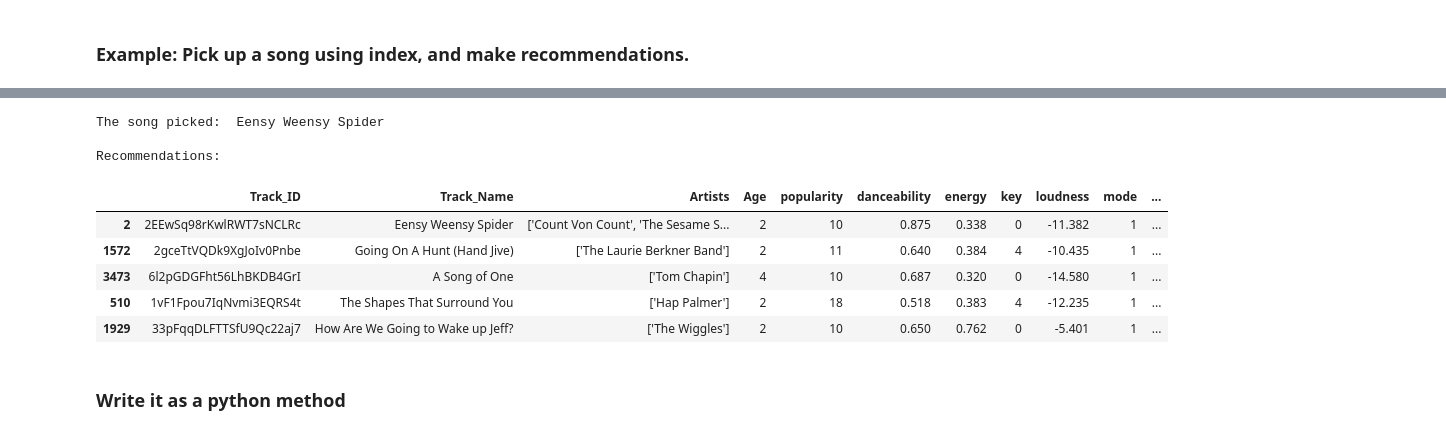
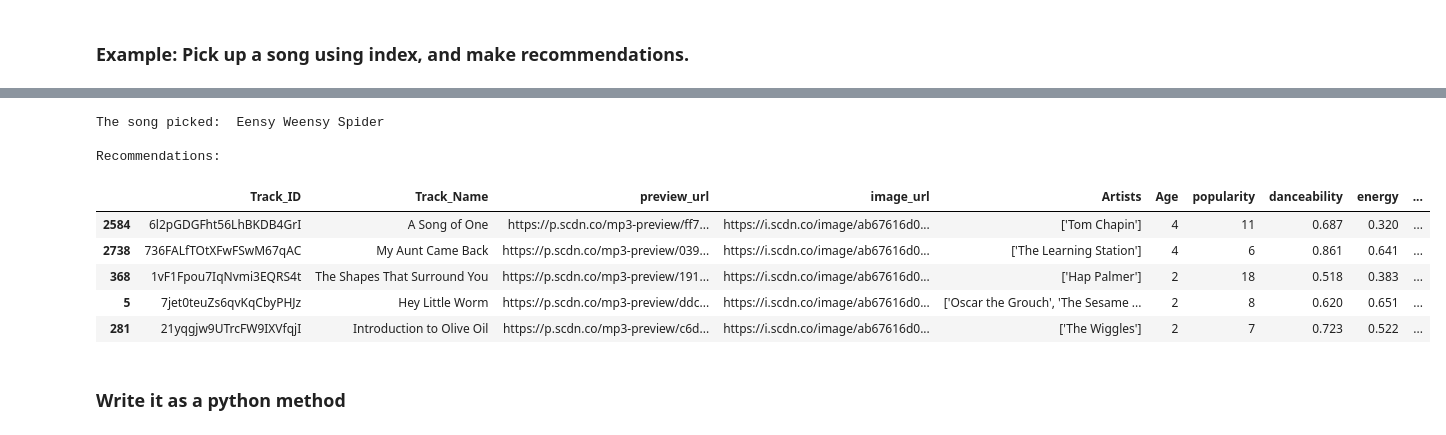
Before and after one commit to ncchen55414/ChildrenSongRecommendation, a Jupyter notebook: notebooks/3_Song_Recommendation.ipynb, the cells around one changed output, grey strips where cells are left out. Cells and saved outputs as stored; diff of their text form; code cells hidden in the pictures.

Commit message:
pickle knn model; get album cover image

```diff
--- a/notebooks/3_Song_Recommendation.ipynb
+++ b/notebooks/3_Song_Recommendation.ipynb
@@ -71,2 +101,7 @@ nn = NearestNeighbors(n_neighbors=10).fit(features)
 # %% [markdown]
 ### Example: Pick up a song using index, and make recommendations.
+# %%
+knn = load('../models/knn.joblib')   # dump knn model
+df = load('../models/songs_df.joblib')
+# %%
+distance, indices = knn.kneighbors()
@@ -73,22 +118,22 @@ nn = NearestNeighbors(n_neighbors=10).fit(features)
 # %%
 idx = 2
 
-print ("The song picked: ", df.iloc[2]['Track_Name'])
+print ("The song picked: ", df.iloc[idx]['Track_Name'])
 
-dists, indices = nn.kneighbors(features[idx].reshape(1,-1))
+recom_idx = indices[idx]
 
 print ("\nRecommendations: ")
-df.iloc[indices[0]][0:5]
+df.iloc[recom_idx][0:5]
 # %% [output]
 The song picked:  Eensy Weensy Spider
 
 Recommendations:
-|  | Track_ID | Track_Name | Artists | Age | popularity | danceability | energy | key | loudness | mode | ... |
-| 2 | 2EEwSq98rKwlRWT7sNCLRc | Eensy Weensy Spider | ['Count Von Count', 'The Sesame S... | 2 | 10 | 0.875 | 0.338 | 0 | -11.382 | 1 | ... |
-| 1572 | 2gceTtVQDk9XgJoIv0Pnbe | Going On A Hunt (Hand Jive) | ['The Laurie Berkner Band'] | 2 | 11 | 0.640 | 0.384 | 4 | -10.435 | 1 | ... |
-| 3473 | 6l2pGDGFht56LhBKDB4GrI | A Song of One | ['Tom Chapin'] | 4 | 10 | 0.687 | 0.320 | 0 | -14.580 | 1 | ... |
-| 510 | 1vF1Fpou7IqNvmi3EQRS4t | The Shapes That Surround You | ['Hap Palmer'] | 2 | 18 | 0.518 | 0.383 | 4 | -12.235 | 1 | ... |
-| 1929 | 33pFqqDLFTTSfU9Qc22aj7 | How Are We Going to Wake up Jeff? | ['The Wiggles'] | 2 | 10 | 0.650 | 0.762 | 0 | -5.401 | 1 | ... |
+|  | Track_ID | Track_Name | preview_url | image_url | Artists | Age | popularity | danceability | energy | ... |
+| 2584 | 6l2pGDGFht56LhBKDB4GrI | A Song of One | https://p.scdn.co/mp3-preview/ff7... | https://i.scdn.co/image/ab67616d0... | ['Tom Chapin'] | 4 | 11 | 0.687 | 0.320 | ... |
+| 2738 | 736FALfTOtXFwFSwM67qAC | My Aunt Came Back | https://p.scdn.co/mp3-preview/039... | https://i.scdn.co/image/ab67616d0... | ['The Learning Station'] | 4 | 6 | 0.861 | 0.641 | ... |
+| 368 | 1vF1Fpou7IqNvmi3EQRS4t | The Shapes That Surround You | https://p.scdn.co/mp3-preview/191... | https://i.scdn.co/image/ab67616d0... | ['Hap Palmer'] | 2 | 18 | 0.518 | 0.383 | ... |
+| 5 | 7jet0teuZs6qvKqCbyPHJz | Hey Little Worm | https://p.scdn.co/mp3-preview/ddc... | https://i.scdn.co/image/ab67616d0... | ['Oscar the Grouch', 'The Sesame ... | 2 | 8 | 0.620 | 0.651 | ... |
+| 281 | 21yqgjw9UTrcFW9IXVfqjI | Introduction to Olive Oil | https://p.scdn.co/mp3-preview/c6d... | https://i.scdn.co/image/ab67616d0... | ['The Wiggles'] | 2 | 7 | 0.723 | 0.522 | ... |
 # %% [markdown]
 ### Write it as a python method
 # %%
```
Also changed, not shown: parts of 15 cells of this notebook, 5 other files.
